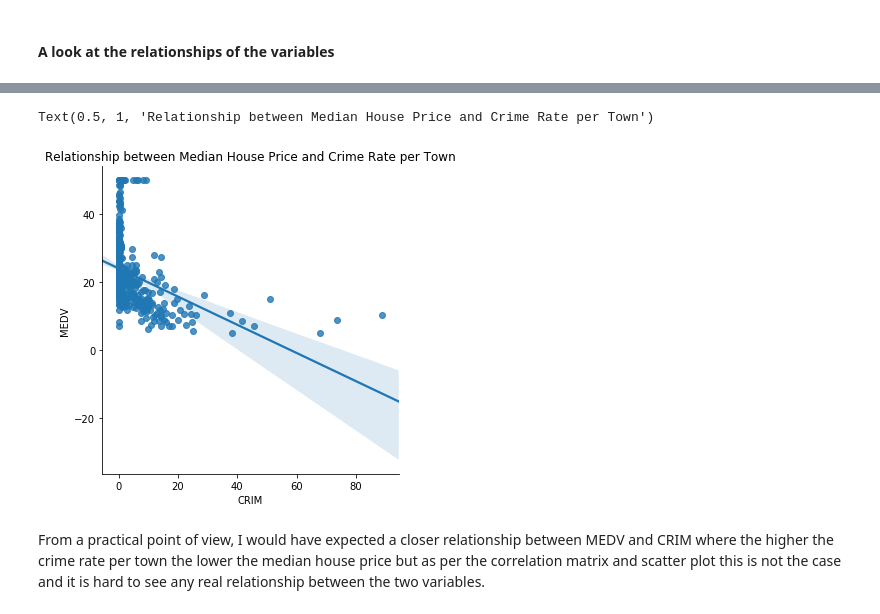
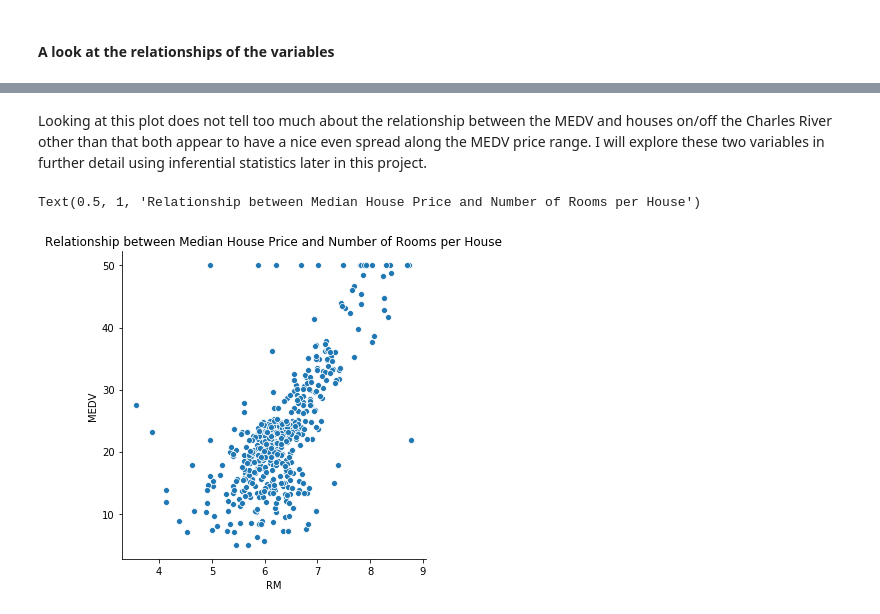
Before and after one commit to TommyVaughan/Boston-House-Prices, a Jupyter notebook: Machine Learning & Statistics - Boston House Prices.ipynb, the cells around one changed output, grey strips where cells are left out. Cells and saved outputs as stored; diff of their text form; code cells hidden in the pictures.

```diff
--- a/Machine Learning & Statistics - Boston House Prices.ipynb
+++ b/Machine Learning & Statistics - Boston House Prices.ipynb
@@ -108,4 +129,4 @@ AGE - Proportion of owner occupied units built prior to 1940.
 # %%
-boston1 = boston.loc[:, ["CRIM", "CHAS", "RM", "AGE", "MEDV"]] # Tidying up the data to focus on the five variables I mentioned above.
-boston1.head(10) # Creating new dataframe to represent only the variables I am interested in
+boston1 = boston.loc[:, ["LSTAT", "CHAS", "RM", "MEDV"]] # Tidying up the data to focus on the four variables I mentioned above.
+boston1.head(10)
 # %% [output]
@@ -190,8 +195,8 @@ The distribution of the AGE also appears to be a gamma distribution in that the
+# %% [markdown]
+Looking at this plot does not tell too much about the relationship between the MEDV and houses on/off the Charles River other than that both appear to have a nice even spread along the MEDV price range. I will explore these two variables in further detail using inferential statistics later in this project.
 # %%
-sns.lmplot(x="CRIM", y="MEDV", data=boston1)
-plt.title("Relationship between Median House Price and Crime Rate per Town")
+sns.relplot(x="RM", y="MEDV", data=boston1)
+plt.title("Relationship between Median House Price and Number of Rooms per House")
 # %% [output]
-Text(0.5, 1, 'Relationship between Median House Price and Crime Rate per Town')
+Text(0.5, 1, 'Relationship between Median House Price and Number of Rooms per House')
-[figure, old version]
+[figure, new version]
-# %% [markdown]
-From a practical point of view, I would have expected a closer relationship between MEDV and CRIM where the higher the crime rate per town the lower the median house price but as per the correlation matrix and scatter plot this is not the case and it is hard to see any real relationship between the two variables.
```
Also changed, not shown: parts of 40 cells of this notebook, 1 other file.
